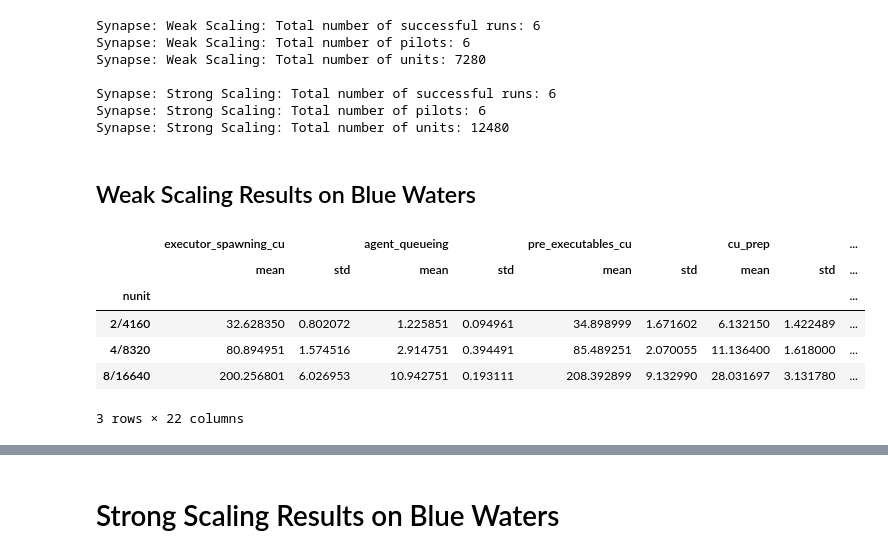
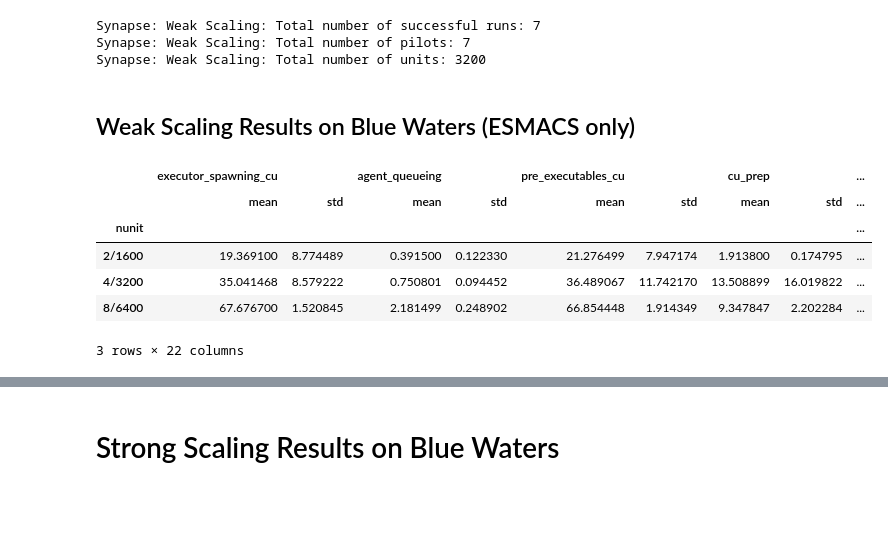
Before and after one commit to radical-experiments/htbac-escience-18, a Jupyter notebook: workflow/esmacs.ipynb, the cells around one changed output, grey strips where cells are left out. Saved outputs shown, nothing was run; the diff lists cells and outputs as text; code cells hidden in the pictures; blank space fills up the shorter version.

```diff
--- a/workflow/esmacs.ipynb
+++ b/workflow/esmacs.ipynb
@@ -17,70 +17,57 @@ from   radical.utils.profile import *
 from   radical.pilot.states  import *
 # %%
 # Load wrangled data saved in .csv files for both synapse, microbenchmarks and gromacs.
-sws_sessions = pd.read_csv('weak_scaling/sessions.csv', index_col=0)
-sws_pilots = pd.read_csv('weak_scaling/pilots.csv', index_col=0)
-sws_units = pd.read_csv('weak_scaling/units.csv', index_col=0)
-
-# Load wrangled data saved in .csv files for both synapse, microbenchmarks and gromacs.
-ssc_sessions = pd.read_csv('strong_scaling/sessions.csv', index_col=0)
-ssc_pilots = pd.read_csv('strong_scaling/pilots.csv', index_col=0)
-ssc_units = pd.read_csv('strong_scaling/units.csv', index_col=0)
+esm_sessions = pd.read_csv('../esmacs/sessions.csv', index_col=0)
+esm_pilots = pd.read_csv('../esmacs/pilots.csv', index_col=0)
+esm_units = pd.read_csv('../esmacs/units.csv', index_col=0)
 # %%
-print 'Synapse: Weak Scaling: Total number of successful runs: %s' % sws_sessions.shape[0]
-print 'Synapse: Weak Scaling: Total number of pilots: %s' % sws_pilots.shape[0]
-print 'Synapse: Weak Scaling: Total number of units: %s\n' % sws_units.shape[0]
-
-print 'Synapse: Strong Scaling: Total number of successful runs: %s' % ssc_sessions.shape[0]
-print 'Synapse: Strong Scaling: Total number of pilots: %s' % ssc_pilots.shape[0]
-print 'Synapse: Strong Scaling: Total number of units: %s\n' % ssc_units.shape[0]
+print 'Synapse: Weak Scaling: Total number of successful runs: %s' % esm_sessions.shape[0]
+print 'Synapse: Weak Scaling: Total number of pilots: %s' % esm_pilots.shape[0]
+print 'Synapse: Weak Scaling: Total number of units: %s\n' % esm_units.shape[0]
 # %% [output]
-Synapse: Weak Scaling: Total number of successful runs: 6
-Synapse: Weak Scaling: Total number of pilots: 6
-Synapse: Weak Scaling: Total number of units: 7280
-
-Synapse: Strong Scaling: Total number of successful runs: 6
-Synapse: Strong Scaling: Total number of pilots: 6
-Synapse: Strong Scaling: Total number of units: 12480
+Synapse: Weak Scaling: Total number of successful runs: 7
+Synapse: Weak Scaling: Total number of pilots: 7
+Synapse: Weak Scaling: Total number of units: 3200
 # %% [markdown]
-## Weak Scaling Results on Blue Waters
+## Weak Scaling Results on Blue Waters (ESMACS only)
 # %%
-sws = sws_sessions[
+esms = esm_sessions[
     ['nunit','TTC','P_LRMS_QUEUING','U_AGENT_QUEUING','U_AGENT_SCHEDULING','U_AGENT_QUEUING_EXEC','U_AGENT_EXECUTING', 'util_u_pre_exec',
     'util_u_eprep','util_u_equeue','util_u_exec_cu','util_u_exec_rp']
         ].groupby(['nunit']).aggregate(
                 {'TTC'                 : ['mean','std'],
                  'P_LRMS_QUEUING'      : ['mean','std'],
                  'U_AGENT_QUEUING'     : ['mean','std'],
                  'U_AGENT_SCHEDULING'  : ['mean','std'],
                  'U_AGENT_QUEUING_EXEC': ['mean','std'],
                  'U_AGENT_EXECUTING'   : ['mean','std'],
                  'util_u_pre_exec'     : ['mean','std'],
                  'util_u_eprep'        : ['mean','std'],
                  'util_u_equeue'       : ['mean','std'],
                  'util_u_exec_cu'      : ['mean','std'],
                  'util_u_exec_rp'      : ['mean','std'],
                  'util_u_pre_exec'     : ['mean','std']})
 
-sws.rename({'util_u_eprep'        :'cu_prep'}, axis='columns', inplace=True)
-sws.rename({'util_u_equeue'       :'scheduler_queue_cu'}, axis='columns', inplace=True)
-sws.rename({'util_u_exec_cu'      :'os_spawns_cu'}, axis='columns', inplace=True)
-sws.rename({'util_u_exec_rp'      :'executor_spawning_cu'}, axis='columns', inplace=True)
-sws.rename({'util_u_pre_exec'     :'pre_executables_cu'}, axis='columns', inplace=True)
+esms.rename({'util_u_eprep'        :'cu_prep'}, axis='columns', inplace=True)
+esms.rename({'util_u_equeue'       :'scheduler_queue_cu'}, axis='columns', inplace=True)
+esms.rename({'util_u_exec_cu'      :'os_spawns_cu'}, axis='columns', inplace=True)
+esms.rename({'util_u_exec_rp'      :'executor_spawning_cu'}, axis='columns', inplace=True)
+esms.rename({'util_u_pre_exec'     :'pre_executables_cu'}, axis='columns', inplace=True)
 
-sws.rename({'P_LRMS_QUEUING'      :'TTQ'}, axis='columns', inplace=True)
-sws.rename({'U_AGENT_QUEUING'     :'agent_queueing'}, axis='columns', inplace=True)
-sws.rename({'U_AGENT_SCHEDULING'  :'agent_scheduling'}, axis='columns', inplace=True)
-sws.rename({'U_AGENT_QUEUING_EXEC':'agent_queue_exec'}, axis='columns', inplace=True)
-sws.rename({'U_AGENT_EXECUTING'   :'TTX'}, axis='columns', inplace=True)
+esms.rename({'P_LRMS_QUEUING'      :'TTQ'}, axis='columns', inplace=True)
+esms.rename({'U_AGENT_QUEUING'     :'agent_queueing'}, axis='columns', inplace=True)
+esms.rename({'U_AGENT_SCHEDULING'  :'agent_scheduling'}, axis='columns', inplace=True)
+esms.rename({'U_AGENT_QUEUING_EXEC':'agent_queue_exec'}, axis='columns', inplace=True)
+esms.rename({'U_AGENT_EXECUTING'   :'TTX'}, axis='columns', inplace=True)
 
-sws.rename(index={i: '%s/%s' % (i/(65*4), i*8) for i in sws.index.get_values()}, inplace=True)
-sws
+esms.rename(index={i: '%s/%s' % (i/(25*4), i*8) for i in esms.index.get_values()}, inplace=True)
+esms
 # %% [output]
 |  | executor_spawning_cu |  | agent_queueing |  | pre_executables_cu |  | cu_prep |  | ... |
 |  | mean | std | mean | std | mean | std | mean | std | ... |
 | nunit |  |  |  |  |  |  |  |  | ... |
-| 2/4160 | 32.628350 | 0.802072 | 1.225851 | 0.094961 | 34.898999 | 1.671602 | 6.132150 | 1.422489 | ... |
-| 4/8320 | 80.894951 | 1.574516 | 2.914751 | 0.394491 | 85.489251 | 2.070055 | 11.136400 | 1.618000 | ... |
-| 8/16640 | 200.256801 | 6.026953 | 10.942751 | 0.193111 | 208.392899 | 9.132990 | 28.031697 | 3.131780 | ... |
+| 2/1600 | 19.369100 | 8.774489 | 0.391500 | 0.122330 | 21.276499 | 7.947174 | 1.913800 | 0.174795 | ... |
+| 4/3200 | 35.041468 | 8.579222 | 0.750801 | 0.094452 | 36.489067 | 11.742170 | 13.508899 | 16.019822 | ... |
+| 8/6400 | 67.676700 | 1.520845 | 2.181499 | 0.248902 | 66.854448 | 1.914349 | 9.347847 | 2.202284 | ... |
 3 rows × 22 columns
 # %%
```
Also changed, not shown: parts of 8 cells of this notebook.
